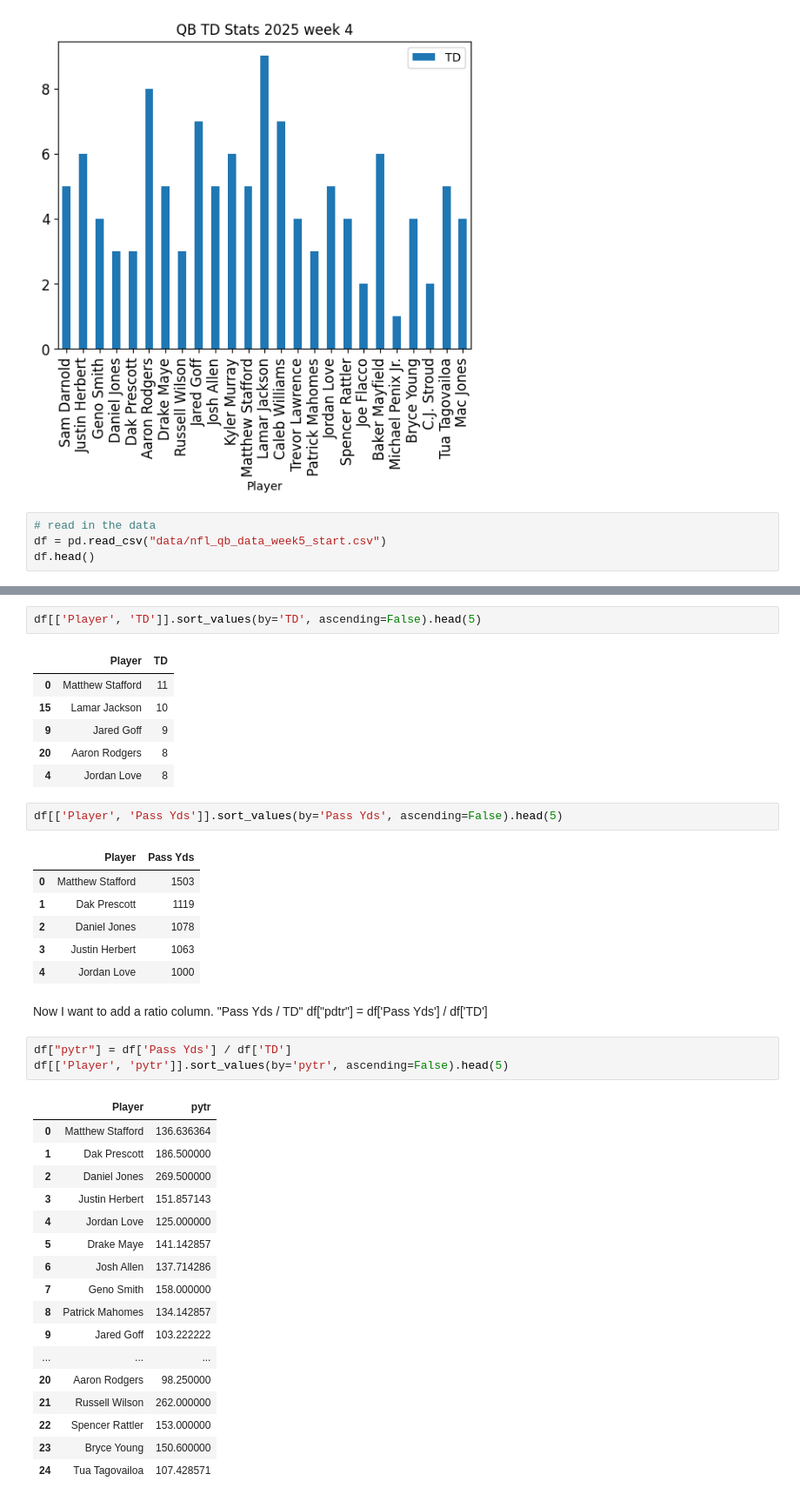
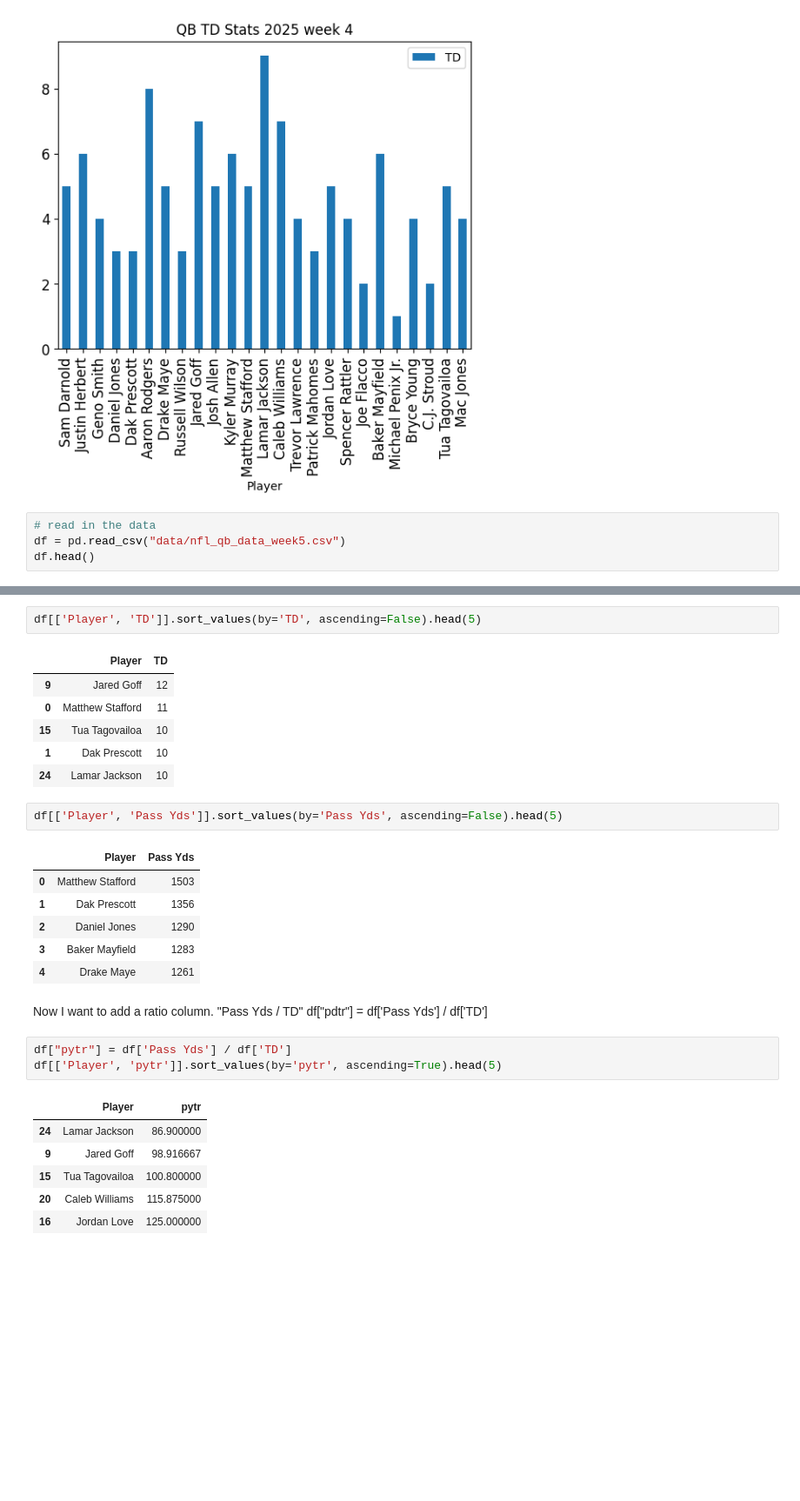
Before and after one commit to coconut808/Data-Exploration, a Jupyter notebook: nfl/plotting_practice.ipynb, the cells around one changed output, grey strips where cells are left out. Shown: that part at 87% size. Drawn from its saved outputs; the diff is of its cells as text; blank space fills up the shorter version.

```diff
--- a/nfl/plotting_practice.ipynb
+++ b/nfl/plotting_practice.ipynb
@@ -111,7 +111,7 @@ plt.show()
 [figure]
 # %%
 # read in the data
-df = pd.read_csv("data/nfl_qb_data_week5_start.csv")
+df = pd.read_csv("data/nfl_qb_data_week5.csv")
 df.head()
 # %% [output]
 |  | Player | Pass Yds | Yds/Att | Att | Cmp | Cmp % | TD | INT | Rate | 1st | 1st% | ... |
@@ -124,41 +124,30 @@ df.head()
 df[['Player', 'TD']].sort_values(by='TD', ascending=False).head(5)
 # %% [output]
 |  | Player | TD |
+| 9 | Jared Goff | 12 |
 | 0 | Matthew Stafford | 11 |
-| 15 | Lamar Jackson | 10 |
-| 9 | Jared Goff | 9 |
-| 20 | Aaron Rodgers | 8 |
-| 4 | Jordan Love | 8 |
+| 15 | Tua Tagovailoa | 10 |
+| 1 | Dak Prescott | 10 |
+| 24 | Lamar Jackson | 10 |
 # %%
 df[['Player', 'Pass Yds']].sort_values(by='Pass Yds', ascending=False).head(5)
 # %% [output]
 |  | Player | Pass Yds |
 | 0 | Matthew Stafford | 1503 |
-| 1 | Dak Prescott | 1119 |
-| 2 | Daniel Jones | 1078 |
-| 3 | Justin Herbert | 1063 |
-| 4 | Jordan Love | 1000 |
+| 1 | Dak Prescott | 1356 |
+| 2 | Daniel Jones | 1290 |
+| 3 | Baker Mayfield | 1283 |
+| 4 | Drake Maye | 1261 |
 # %% [markdown]
 Now I want to add a ratio column. "Pass Yds / TD"
 df["pdtr"] = df['Pass Yds'] / df['TD']
 # %%
 df["pytr"] = df['Pass Yds'] / df['TD']
-df[['Player', 'pytr']].sort_values(by='pytr', ascending=False).head(5)
+df[['Player', 'pytr']].sort_values(by='pytr', ascending=True).head(5)
 # %% [output]
 |  | Player | pytr |
-| 0 | Matthew Stafford | 136.636364 |
-| 1 | Dak Prescott | 186.500000 |
-| 2 | Daniel Jones | 269.500000 |
-| 3 | Justin Herbert | 151.857143 |
-| 4 | Jordan Love | 125.000000 |
-| 5 | Drake Maye | 141.142857 |
-| 6 | Josh Allen | 137.714286 |
-| 7 | Geno Smith | 158.000000 |
-| 8 | Patrick Mahomes | 134.142857 |
-| 9 | Jared Goff | 103.222222 |
-| ... | ... | ... |
-| 20 | Aaron Rodgers | 98.250000 |
-| 21 | Russell Wilson | 262.000000 |
-| 22 | Spencer Rattler | 153.000000 |
-| 23 | Bryce Young | 150.600000 |
-| 24 | Tua Tagovailoa | 107.428571 |
+| 24 | Lamar Jackson | 86.900000 |
+| 9 | Jared Goff | 98.916667 |
+| 15 | Tua Tagovailoa | 100.800000 |
+| 20 | Caleb Williams | 115.875000 |
+| 16 | Jordan Love | 125.000000 |
```
Also changed, not shown: parts of 1 cell of this notebook, 6 other files.
